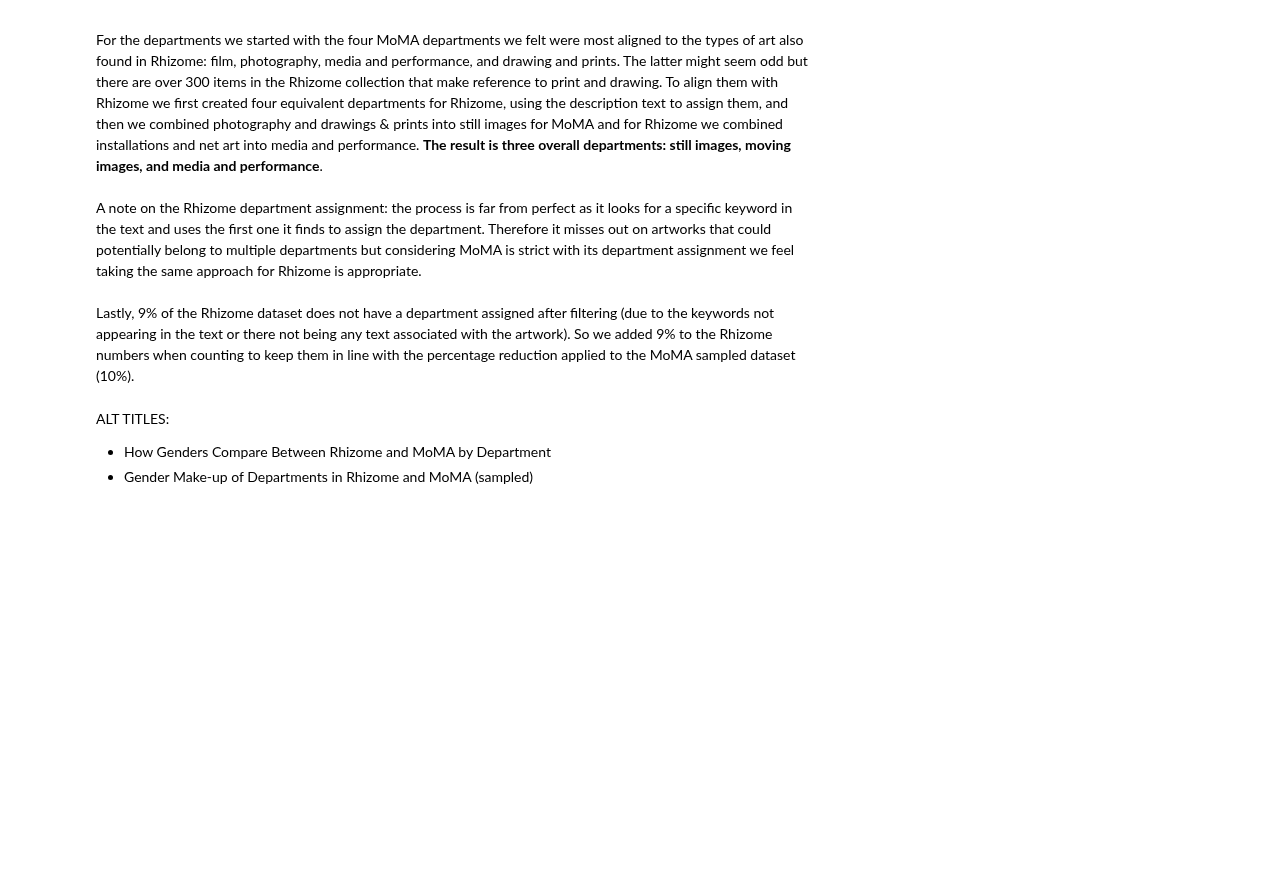
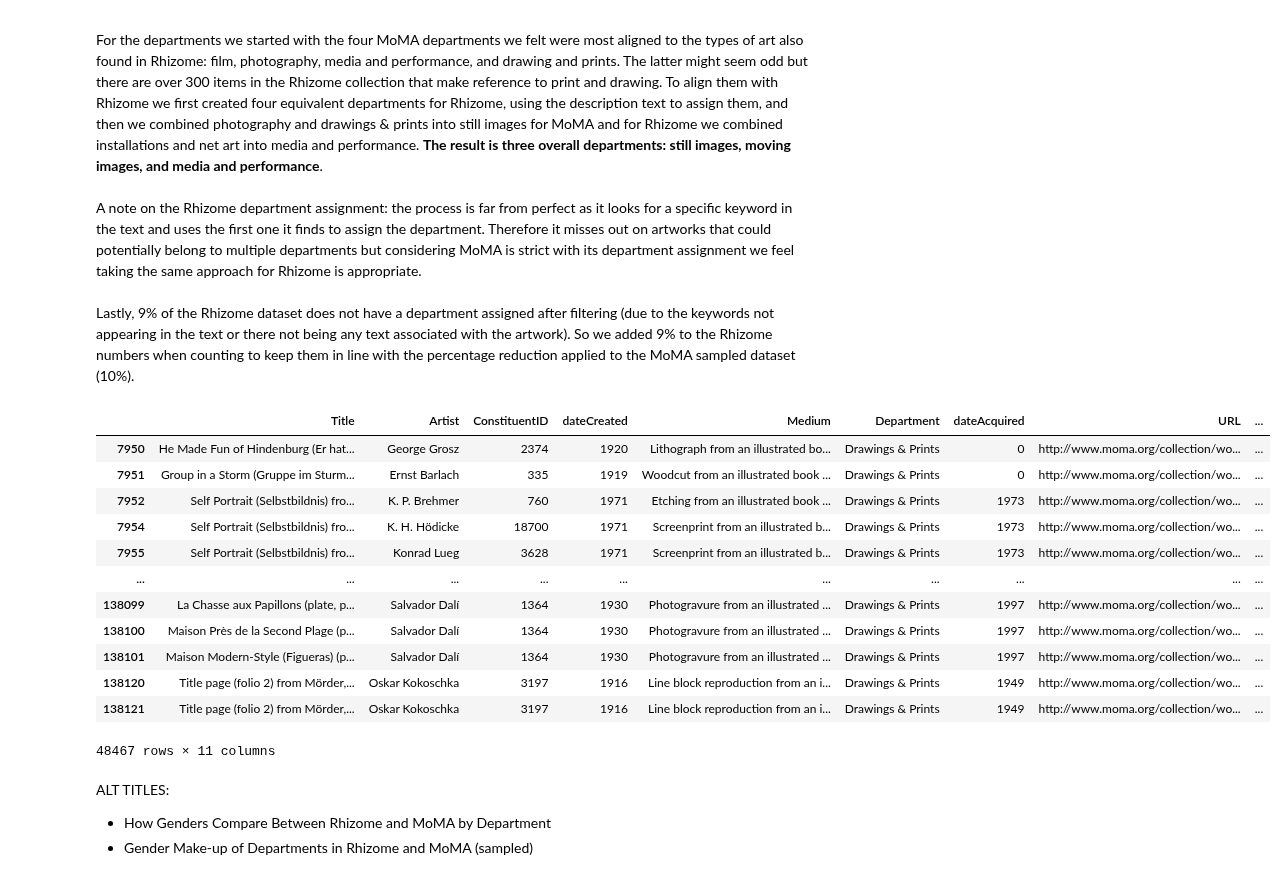
Before and after one commit to laurentfintoni/Net-Art-Rev, a Jupyter notebook: net_art_revolution.ipynb, the cells around one changed output. Cells and saved outputs as stored; diff of their text form; code cells hidden in the pictures; blank space fills up the shorter version.

```diff
--- a/net_art_revolution.ipynb
+++ b/net_art_revolution.ipynb
@@ -1091,6 +1136,22 @@ moma_media_gender_rep_all = pd.concat([moma_media_before_gender_rep, moma_media_
 moma_photo_gender_rep_all = pd.concat([moma_photo_before_gender_rep, moma_photo_after_gender_rep])
 moma_depts_gender_rep_all = pd.concat([moma_photo_gender_rep_all, moma_media_gender_rep_all, moma_films_gender_rep_all, moma_draw_gender_rep_all])
 moma_depts_gender_rep_all = moma_depts_gender_rep_all.reset_index(drop='True')
+# %%
+moma_draw_before.loc[moma_draw_before['Gender'] == 'M']
+# %% [output]
+|  | Title | Artist | ConstituentID | dateCreated | Medium | Department | dateAcquired | URL | ... |
+| 7950 | He Made Fun of Hindenburg (Er hat... | George Grosz | 2374 | 1920 | Lithograph from an illustrated bo... | Drawings & Prints | 0 | http://www.moma.org/collection/wo... | ... |
+| 7951 | Group in a Storm (Gruppe im Sturm... | Ernst Barlach | 335 | 1919 | Woodcut from an illustrated book ... | Drawings & Prints | 0 | http://www.moma.org/collection/wo... | ... |
+| 7952 | Self Portrait (Selbstbildnis) fro... | K. P. Brehmer | 760 | 1971 | Etching from an illustrated book ... | Drawings & Prints | 1973 | http://www.moma.org/collection/wo... | ... |
+| 7954 | Self Portrait (Selbstbildnis) fro... | K. H. Hödicke | 18700 | 1971 | Screenprint from an illustrated b... | Drawings & Prints | 1973 | http://www.moma.org/collection/wo... | ... |
+| 7955 | Self Portrait (Selbstbildnis) fro... | Konrad Lueg | 3628 | 1971 | Screenprint from an illustrated b... | Drawings & Prints | 1973 | http://www.moma.org/collection/wo... | ... |
+| ... | ... | ... | ... | ... | ... | ... | ... | ... | ... |
+| 138099 | La Chasse aux Papillons (plate, p... | Salvador Dalí | 1364 | 1930 | Photogravure from an illustrated ... | Drawings & Prints | 1997 | http://www.moma.org/collection/wo... | ... |
+| 138100 | Maison Près de la Second Plage (p... | Salvador Dalí | 1364 | 1930 | Photogravure from an illustrated ... | Drawings & Prints | 1997 | http://www.moma.org/collection/wo... | ... |
+| 138101 | Maison Modern-Style (Figueras) (p... | Salvador Dalí | 1364 | 1930 | Photogravure from an illustrated ... | Drawings & Prints | 1997 | http://www.moma.org/collection/wo... | ... |
+| 138120 | Title page (folio 2) from Mörder,... | Oskar Kokoschka | 3197 | 1916 | Line block reproduction from an i... | Drawings & Prints | 1949 | http://www.moma.org/collection/wo... | ... |
+| 138121 | Title page (folio 2) from Mörder,... | Oskar Kokoschka | 3197 | 1916 | Line block reproduction from an i... | Drawings & Prints | 1949 | http://www.moma.org/collection/wo... | ... |
+48467 rows × 11 columns
 # %%
 fig = px.bar(moma_depts_gender_rep_all, x="Gender", y="Counts", color="Period", facet_col="Department",
     facet_col_spacing=0.06,  facet_col_wrap=2, title="Gender Representation in MoMA Departments before and after 1983",
```
Also changed, not shown: parts of 29 cells of this notebook.
